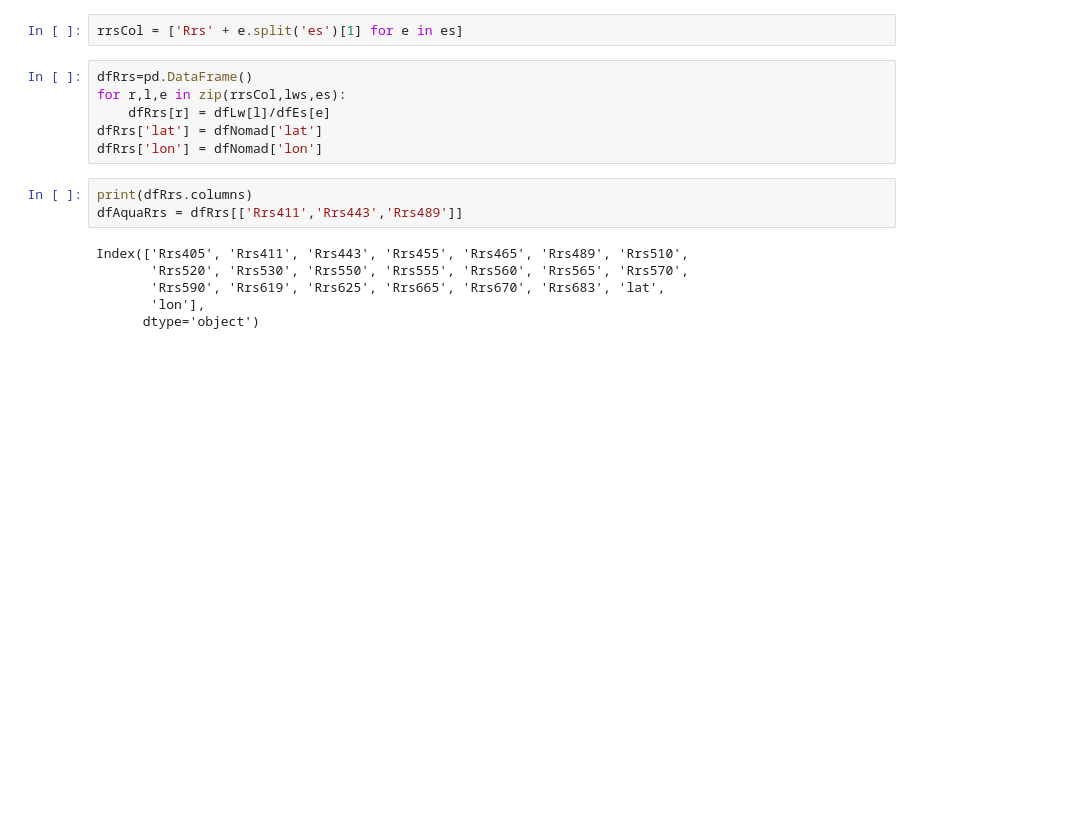
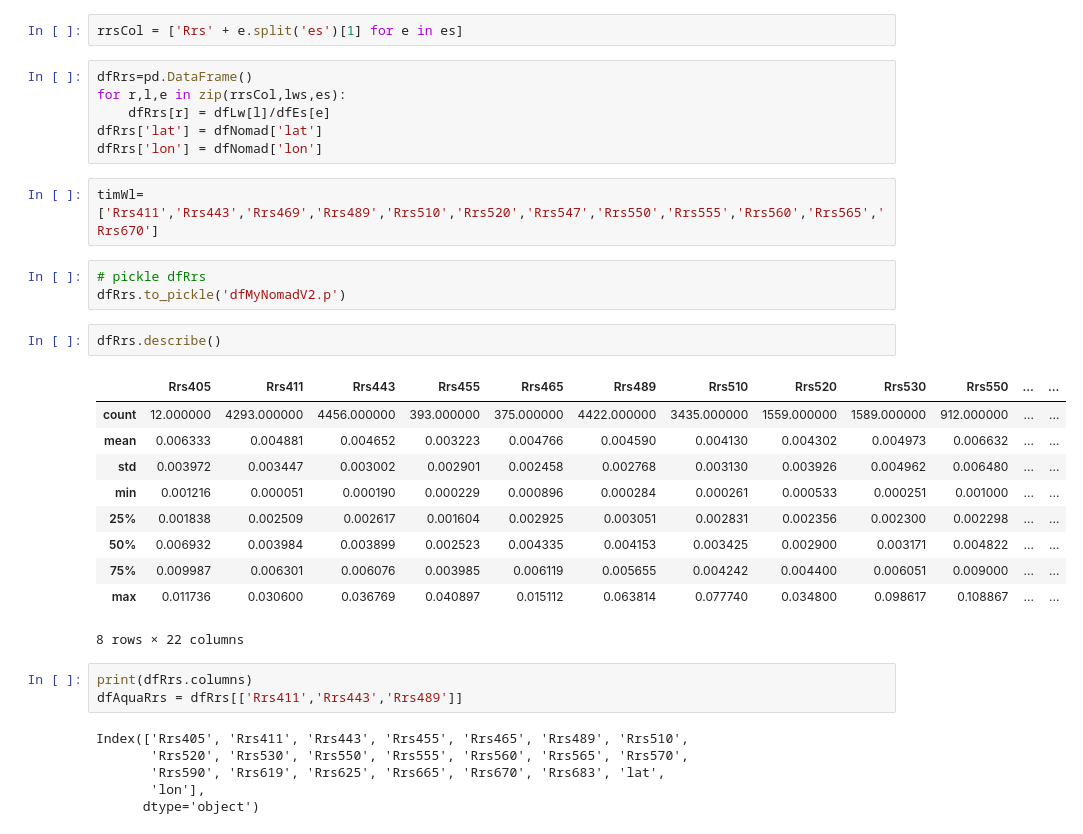
Before and after one commit to grayWolfDC/OWT_Fuzzy, a Jupyter notebook: IPYNB/clustering nomad and implementing xie-beni.ipynb, the cells around one changed output. Drawn from its saved outputs; the diff is of its cells as text; blank space fills up the shorter version.

```diff
--- a/IPYNB/clustering nomad and implementing xie-beni.ipynb
+++ b/IPYNB/clustering nomad and implementing xie-beni.ipynb
@@ -61,6 +62,24 @@ for r,l,e in zip(rrsCol,lws,es):
     dfRrs[r] = dfLw[l]/dfEs[e]
 dfRrs['lat'] = dfNomad['lat']
 dfRrs['lon'] = dfNomad['lon']
+# %%
+timWl=['Rrs411','Rrs443','Rrs469','Rrs489','Rrs510','Rrs520','Rrs547','Rrs550','Rrs555','Rrs560','Rrs565','Rrs670']
+# %%
+# pickle dfRrs
+dfRrs.to_pickle('dfMyNomadV2.p')
+# %%
+dfRrs.describe()
+# %% [output]
+|  | Rrs405 | Rrs411 | Rrs443 | Rrs455 | Rrs465 | Rrs489 | Rrs510 | Rrs520 | Rrs530 | Rrs550 | ... | ... |
+| count | 12.000000 | 4293.000000 | 4456.000000 | 393.000000 | 375.000000 | 4422.000000 | 3435.000000 | 1559.000000 | 1589.000000 | 912.000000 | ... | ... |
+| mean | 0.006333 | 0.004881 | 0.004652 | 0.003223 | 0.004766 | 0.004590 | 0.004130 | 0.004302 | 0.004973 | 0.006632 | ... | ... |
+| std | 0.003972 | 0.003447 | 0.003002 | 0.002901 | 0.002458 | 0.002768 | 0.003130 | 0.003926 | 0.004962 | 0.006480 | ... | ... |
+| min | 0.001216 | 0.000051 | 0.000190 | 0.000229 | 0.000896 | 0.000284 | 0.000261 | 0.000533 | 0.000251 | 0.001000 | ... | ... |
+| 25% | 0.001838 | 0.002509 | 0.002617 | 0.001604 | 0.002925 | 0.003051 | 0.002831 | 0.002356 | 0.002300 | 0.002298 | ... | ... |
+| 50% | 0.006932 | 0.003984 | 0.003899 | 0.002523 | 0.004335 | 0.004153 | 0.003425 | 0.002900 | 0.003171 | 0.004822 | ... | ... |
+| 75% | 0.009987 | 0.006301 | 0.006076 | 0.003985 | 0.006119 | 0.005655 | 0.004242 | 0.004400 | 0.006051 | 0.009000 | ... | ... |
+| max | 0.011736 | 0.030600 | 0.036769 | 0.040897 | 0.015112 | 0.063814 | 0.077740 | 0.034800 | 0.098617 | 0.108867 | ... | ... |
+8 rows × 22 columns
 # %%
 print(dfRrs.columns)
 dfAquaRrs = dfRrs[['Rrs411','Rrs443','Rrs489']]
```
Also changed, not shown: parts of 36 cells of this notebook.
